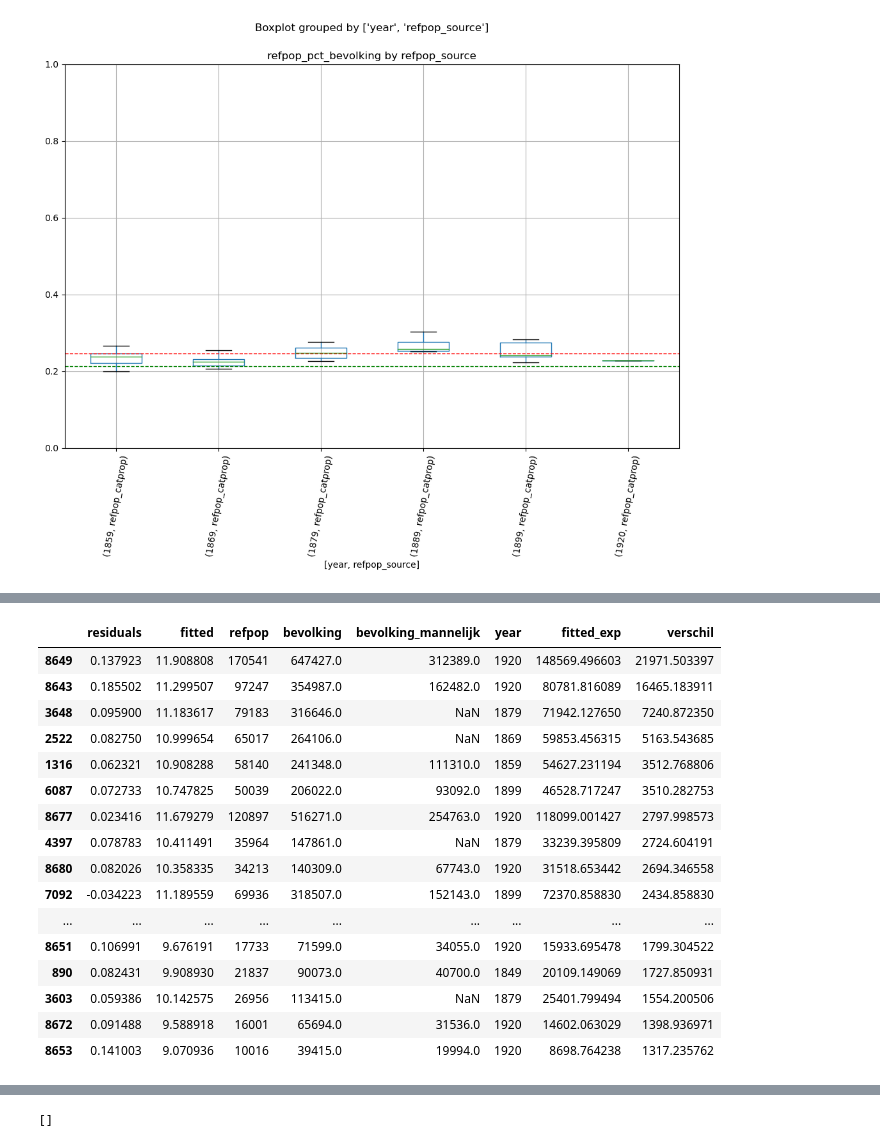
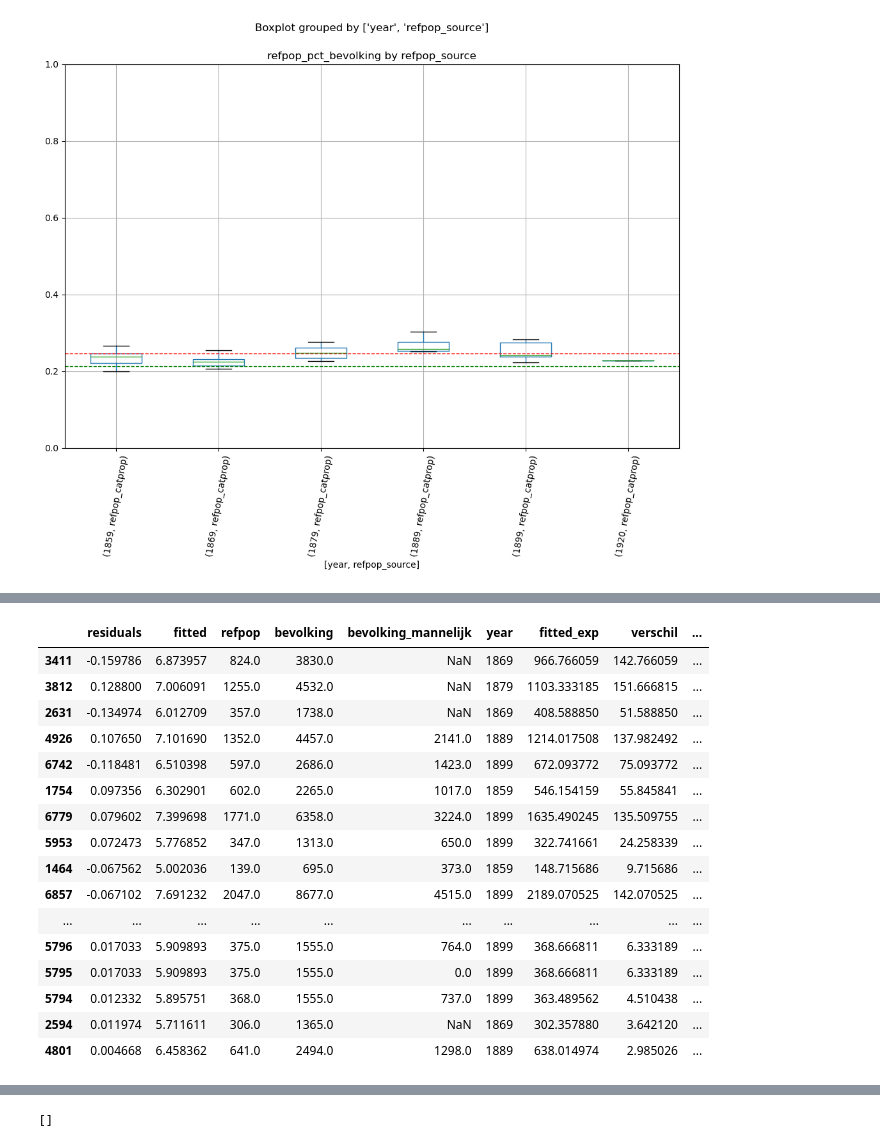
Before and after one commit to HIP-NL/imputations, a Jupyter notebook: python/refpop_schattingen.ipynb, the cells around one changed output, grey strips where cells are left out. Saved outputs shown, nothing was run; the diff lists cells and outputs as text; code cells hidden in the pictures.

Commit message:
Imputed missing refpops for hh and catprop with regression models

```diff
--- a/python/refpop_schattingen.ipynb
+++ b/python/refpop_schattingen.ipynb
@@ -212,3 +194,7 @@ cbs_large_long_prep
+# %%
+# correct maarheeze 1879
+maarheeze_1879 = cbs_large_long_prep.eval("year_mun_id == '1879_Maarheeze'")
+cbs_large_long_prep.loc[maarheeze_1879, 'bevolking'] = 630
 # %%
 # make long format with year_mun_id as index, and the refpop columns as values
 # cbs_large_long = cbs_large_long_prep.set_index(['year_mun_id'])[['refpop_catprop', 'refpop_brp', 'refpop_hh']].stack().reset_index().rename(columns={'level_1' : 'refpop_source', 0 : 'refpop'})
@@ -303,0 +338,9 @@ plot_df['refpop'] = plot_df['refpop'].astype(int)
+# %%
+# convert values in plot_df to python dtypes, instead of pyarrow dtypes. Autmatically detect dtypes with pandas
+def numeric_to_python_dtype(df):
+    for i, row in df.dtypes.to_frame().iterrows():
+        if row[0] == 'int64[pyarrow]':
+            df[i] = df[i].astype(int)
+        if row[0] == 'double[pyarrow]':
+            df[i] = df[i].astype(float)
+    return df
@@ -303,0 +681,17 @@ plot_df['refpop'] = plot_df['refpop'].astype(int)
+# %%
+# get df with residuals
+# residuals_df = pd.DataFrame({'residuals' : results.resid, 'fitted' : results.fittedvalues, 'refpop' : plot_df.refpop, 'bevolking' : plot_df.bevolking, 'bevolking_mannelijk' : plot_df.bevolking_mannelijk, 'year' : plot_df.year})
+residuals_df = pd.DataFrame({'residuals' : results.resid, 'fitted' : results.fittedvalues, 'refpop' : plot_df.refpop_hh, 'bevolking' : plot_df.bevolking, 'bevolking_mannelijk' : plot_df.bevolking_mannelijk, 'year' : plot_df.year})
+
+
+residuals_df['fitted_exp'] = np.exp(residuals_df.fitted)
+# residuals_df['fitted_exp'] = residuals_df.fitted
+
+residuals_df['verschil'] = (residuals_df.refpop - residuals_df.fitted_exp).abs()
+# residuals_df['verschil'] = (residuals_df.refpop - residuals_df.fitted_exp).abs()
+
+residuals_df['verschil_pct'] = residuals_df.verschil / residuals_df.fitted_exp
+
+residuals_df = residuals_df.sort_values('bevolking')
+
+residuals_df.head()
@@ -402,6 +849,0 @@ fig.show()
-# %%
-# get df with residuals
-residuals_df = pd.DataFrame({'residuals' : results.resid, 'fitted' : results.fittedvalues, 'refpop' : plot_df.refpop, 'bevolking' : plot_df.bevolking, 'bevolking_mannelijk' : plot_df.bevolking_mannelijk, 'year' : plot_df.year})
-
-residuals_df['fitted_exp'] = np.exp(residuals_df.fitted)
-residuals_df.head()
@@ -428,20 +879,20 @@ residuals_df['verschil_pct'] = residuals_df.verschil / residuals_df.fitted_exp
 # %%
-residuals_df.sort_values('verschil', ascending=False).head(20)
+residuals_df.sort_values('verschil_pct', ascending=False).head(30)
 # %% [output]
-|  | residuals | fitted | refpop | bevolking | bevolking_mannelijk | year | fitted_exp | verschil |
-| 8649 | 0.137923 | 11.908808 | 170541 | 647427.0 | 312389.0 | 1920 | 148569.496603 | 21971.503397 |
-| 8643 | 0.185502 | 11.299507 | 97247 | 354987.0 | 162482.0 | 1920 | 80781.816089 | 16465.183911 |
-| 3648 | 0.095900 | 11.183617 | 79183 | 316646.0 | NaN | 1879 | 71942.127650 | 7240.872350 |
-| 2522 | 0.082750 | 10.999654 | 65017 | 264106.0 | NaN | 1869 | 59853.456315 | 5163.543685 |
-| 1316 | 0.062321 | 10.908288 | 58140 | 241348.0 | 111310.0 | 1859 | 54627.231194 | 3512.768806 |
-| 6087 | 0.072733 | 10.747825 | 50039 | 206022.0 | 93092.0 | 1899 | 46528.717247 | 3510.282753 |
-| 8677 | 0.023416 | 11.679279 | 120897 | 516271.0 | 254763.0 | 1920 | 118099.001427 | 2797.998573 |
-| 4397 | 0.078783 | 10.411491 | 35964 | 147861.0 | NaN | 1879 | 33239.395809 | 2724.604191 |
-| 8680 | 0.082026 | 10.358335 | 34213 | 140309.0 | 67743.0 | 1920 | 31518.653442 | 2694.346558 |
-| 7092 | -0.034223 | 11.189559 | 69936 | 318507.0 | 152143.0 | 1899 | 72370.858830 | 2434.858830 |
-| ... | ... | ... | ... | ... | ... | ... | ... | ... |
-| 8651 | 0.106991 | 9.676191 | 17733 | 71599.0 | 34055.0 | 1920 | 15933.695478 | 1799.304522 |
-| 890 | 0.082431 | 9.908930 | 21837 | 90073.0 | 40700.0 | 1849 | 20109.149069 | 1727.850931 |
-| 3603 | 0.059386 | 10.142575 | 26956 | 113415.0 | NaN | 1879 | 25401.799494 | 1554.200506 |
-| 8672 | 0.091488 | 9.588918 | 16001 | 65694.0 | 31536.0 | 1920 | 14602.063029 | 1398.936971 |
-| 8653 | 0.141003 | 9.070936 | 10016 | 39415.0 | 19994.0 | 1920 | 8698.764238 | 1317.235762 |
+|  | residuals | fitted | refpop | bevolking | bevolking_mannelijk | year | fitted_exp | verschil | ... |
+| 3411 | -0.159786 | 6.873957 | 824.0 | 3830.0 | NaN | 1869 | 966.766059 | 142.766059 | ... |
+| 3812 | 0.128800 | 7.006091 | 1255.0 | 4532.0 | NaN | 1879 | 1103.333185 | 151.666815 | ... |
+| 2631 | -0.134974 | 6.012709 | 357.0 | 1738.0 | NaN | 1869 | 408.588850 | 51.588850 | ... |
+| 4926 | 0.107650 | 7.101690 | 1352.0 | 4457.0 | 2141.0 | 1889 | 1214.017508 | 137.982492 | ... |
+| 6742 | -0.118481 | 6.510398 | 597.0 | 2686.0 | 1423.0 | 1899 | 672.093772 | 75.093772 | ... |
+| 1754 | 0.097356 | 6.302901 | 602.0 | 2265.0 | 1017.0 | 1859 | 546.154159 | 55.845841 | ... |
+| 6779 | 0.079602 | 7.399698 | 1771.0 | 6358.0 | 3224.0 | 1899 | 1635.490245 | 135.509755 | ... |
+| 5953 | 0.072473 | 5.776852 | 347.0 | 1313.0 | 650.0 | 1899 | 322.741661 | 24.258339 | ... |
+| 1464 | -0.067562 | 5.002036 | 139.0 | 695.0 | 373.0 | 1859 | 148.715686 | 9.715686 | ... |
+| 6857 | -0.067102 | 7.691232 | 2047.0 | 8677.0 | 4515.0 | 1899 | 2189.070525 | 142.070525 | ... |
+| ... | ... | ... | ... | ... | ... | ... | ... | ... | ... |
+| 5796 | 0.017033 | 5.909893 | 375.0 | 1555.0 | 764.0 | 1899 | 368.666811 | 6.333189 | ... |
+| 5795 | 0.017033 | 5.909893 | 375.0 | 1555.0 | 0.0 | 1899 | 368.666811 | 6.333189 | ... |
+| 5794 | 0.012332 | 5.895751 | 368.0 | 1555.0 | 737.0 | 1899 | 363.489562 | 4.510438 | ... |
+| 2594 | 0.011974 | 5.711611 | 306.0 | 1365.0 | NaN | 1869 | 302.357880 | 3.642120 | ... |
+| 4801 | 0.004668 | 6.458362 | 641.0 | 2494.0 | 1298.0 | 1889 | 638.014974 | 2.985026 | ... |
```
Also changed, not shown: parts of 48 cells of this notebook, 7 other files.
